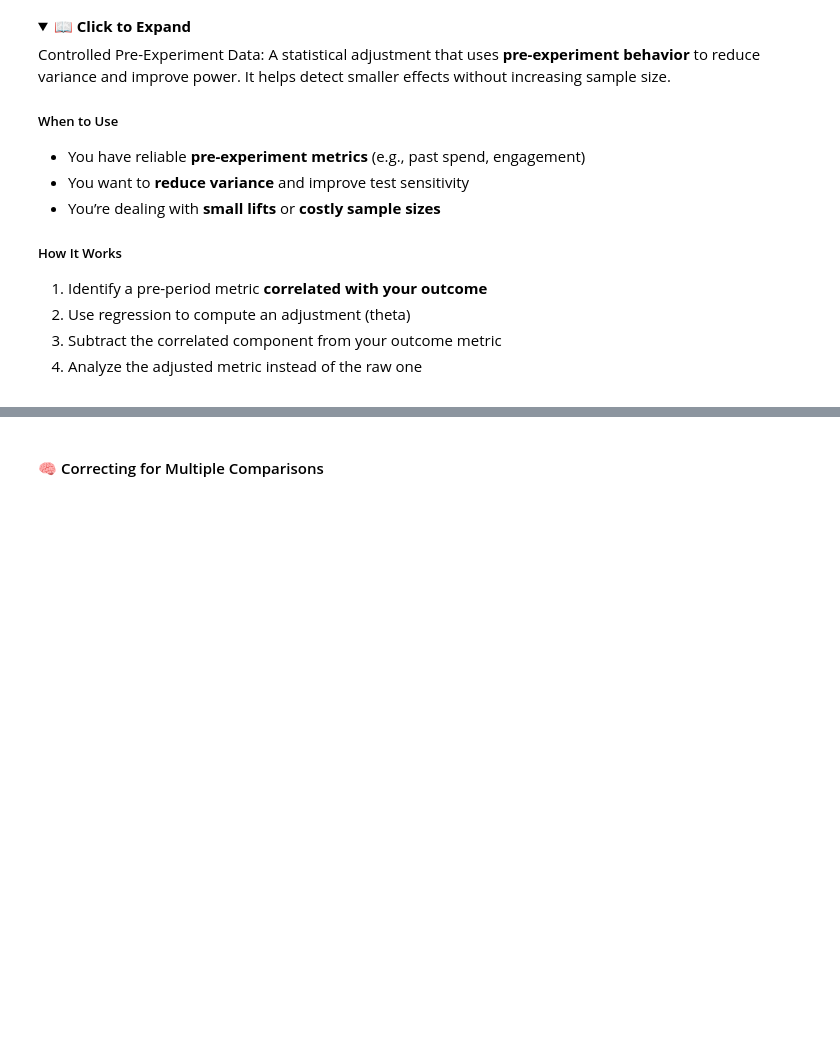
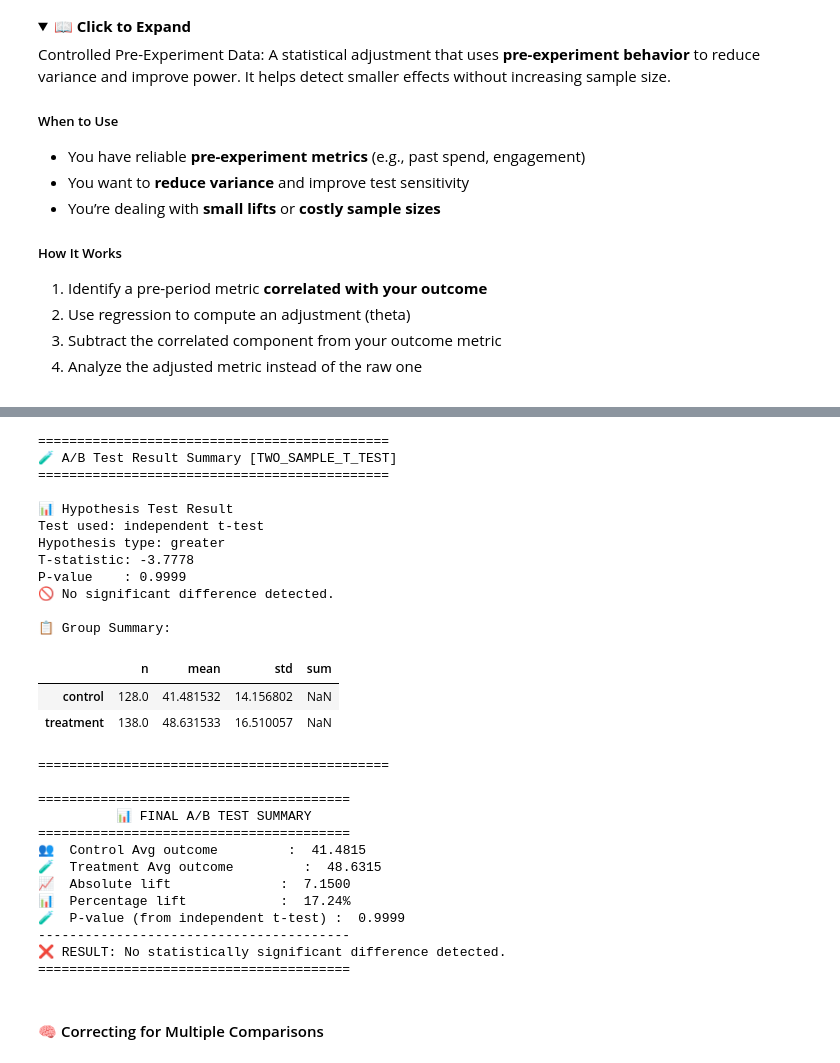
Before and after one commit to ashrithssreddy/statistics-toolkit, a Jupyter notebook: AB_Testing/AB_Testing.ipynb, the cells around one changed output, grey strips where cells are left out. Drawn from its saved outputs; the diff is of its cells as text; code cells hidden in the pictures; folded sections open; blank space fills up the shorter version.

```diff
--- a/AB_Testing/AB_Testing.ipynb
+++ b/AB_Testing/AB_Testing.ipynb
@@ -1778,14 +1833,44 @@ df.head()
 # %%
 result_cuped = run_ab_test(
     df=df,
     group_col='group',
     metric_col=f"{test_config['outcome_metric_col']}_cuped_adjusted",
     group_labels=test_config['group_labels'],
     test_family=test_config['family'],
-    group_relationship=test_config.get('group_relationship')
+    group_relationship=test_config.get('group_relationship'),
+    hypothesis_type=test_config.get('hypothesis_type', 'two_sided')
 )
 
 summarize_ab_test_result(result_cuped)
+# %% [output]
+=============================================
+🧪 A/B Test Result Summary [TWO_SAMPLE_T_TEST]
+=============================================
+
+📊 Hypothesis Test Result
+Test used: independent t-test
+Hypothesis type: greater
+T-statistic: -3.7778
+P-value    : 0.9999
+🚫 No significant difference detected.
+
+📋 Group Summary:
+|  | n | mean | std | sum |
+| control | 128.0 | 41.481532 | 14.156802 | NaN |
+| treatment | 138.0 | 48.631533 | 16.510057 | NaN |
+=============================================
+
+========================================
+          📊 FINAL A/B TEST SUMMARY
+========================================
+👥  Control Avg outcome         :  41.4815
+🧪  Treatment Avg outcome         :  48.6315
+📈  Absolute lift              :  7.1500
+📊  Percentage lift            :  17.24%
+🧪  P-value (from independent t-test) :  0.9999
+----------------------------------------
+❌ RESULT: No statistically significant difference detected.
+========================================
 # %% [markdown]
 <a id="multiple-comparisons"></a>
 <h4>🧠 Correcting for Multiple Comparisons</h4>
```
Also changed, not shown: parts of 16 cells of this notebook, 3 other files.
